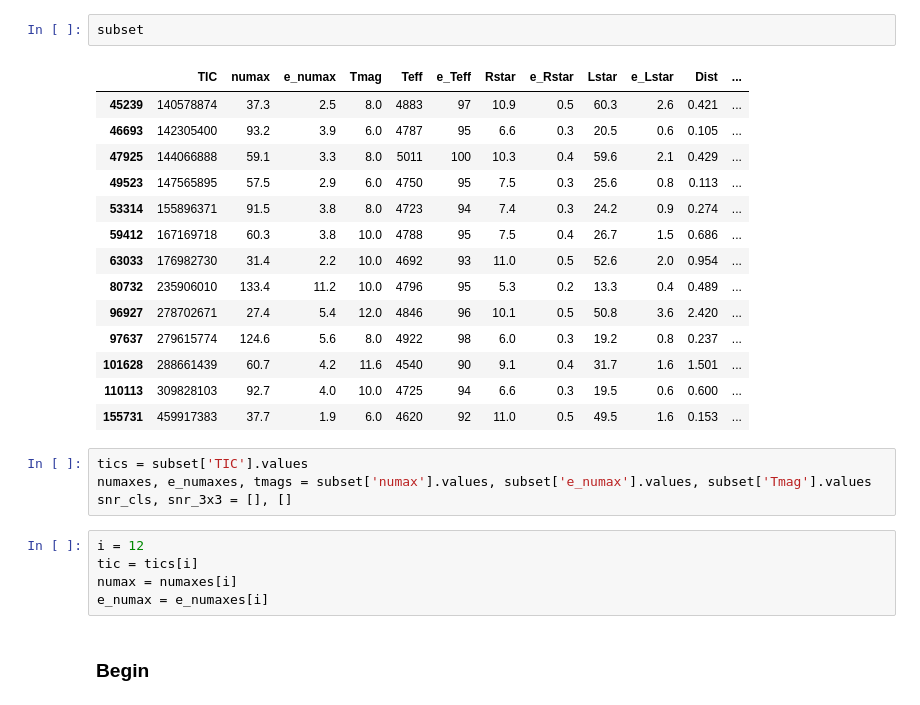
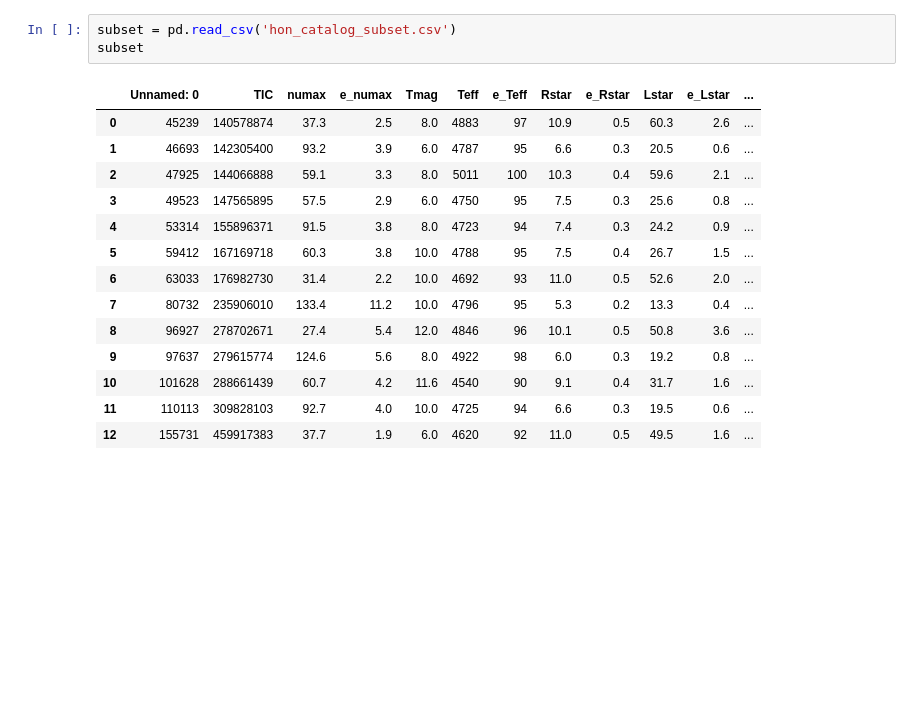
Before and after one commit to noahjdowning/pixel-perfect, a Jupyter notebook: seismic_test.ipynb, the cells around one changed output. Saved outputs shown, nothing was run; the diff lists cells and outputs as text; blank space fills up the shorter version.

```diff
--- a/seismic_test.ipynb
+++ b/seismic_test.ipynb
@@ -35,30 +18,19 @@ subset = mh[mh['TIC'].isin(tics_to_keep)].copy()
-# %%
-subset
-# %% [output]
-|  | TIC | numax | e_numax | Tmag | Teff | e_Teff | Rstar | e_Rstar | Lstar | e_Lstar | Dist | ... |
-| 45239 | 140578874 | 37.3 | 2.5 | 8.0 | 4883 | 97 | 10.9 | 0.5 | 60.3 | 2.6 | 0.421 | ... |
-| 46693 | 142305400 | 93.2 | 3.9 | 6.0 | 4787 | 95 | 6.6 | 0.3 | 20.5 | 0.6 | 0.105 | ... |
-| 47925 | 144066888 | 59.1 | 3.3 | 8.0 | 5011 | 100 | 10.3 | 0.4 | 59.6 | 2.1 | 0.429 | ... |
-| 49523 | 147565895 | 57.5 | 2.9 | 6.0 | 4750 | 95 | 7.5 | 0.3 | 25.6 | 0.8 | 0.113 | ... |
-| 53314 | 155896371 | 91.5 | 3.8 | 8.0 | 4723 | 94 | 7.4 | 0.3 | 24.2 | 0.9 | 0.274 | ... |
-| 59412 | 167169718 | 60.3 | 3.8 | 10.0 | 4788 | 95 | 7.5 | 0.4 | 26.7 | 1.5 | 0.686 | ... |
-| 63033 | 176982730 | 31.4 | 2.2 | 10.0 | 4692 | 93 | 11.0 | 0.5 | 52.6 | 2.0 | 0.954 | ... |
-| 80732 | 235906010 | 133.4 | 11.2 | 10.0 | 4796 | 95 | 5.3 | 0.2 | 13.3 | 0.4 | 0.489 | ... |
-| 96927 | 278702671 | 27.4 | 5.4 | 12.0 | 4846 | 96 | 10.1 | 0.5 | 50.8 | 3.6 | 2.420 | ... |
-| 97637 | 279615774 | 124.6 | 5.6 | 8.0 | 4922 | 98 | 6.0 | 0.3 | 19.2 | 0.8 | 0.237 | ... |
-| 101628 | 288661439 | 60.7 | 4.2 | 11.6 | 4540 | 90 | 9.1 | 0.4 | 31.7 | 1.6 | 1.501 | ... |
-| 110113 | 309828103 | 92.7 | 4.0 | 10.0 | 4725 | 94 | 6.6 | 0.3 | 19.5 | 0.6 | 0.600 | ... |
-| 155731 | 459917383 | 37.7 | 1.9 | 6.0 | 4620 | 92 | 11.0 | 0.5 | 49.5 | 1.6 | 0.153 | ... |
-# %%
-tics = subset['TIC'].values
-numaxes, e_numaxes, tmags = subset['numax'].values, subset['e_numax'].values, subset['Tmag'].values
-snr_cls, snr_3x3 = [], []
-# %%
-i = 12
-tic = tics[i]
-numax = numaxes[i]
-e_numax = e_numaxes[i]
-# %% [markdown]
-###
-### Begin
+# %%
+subset = pd.read_csv('hon_catalog_subset.csv')
+subset
+# %% [output]
+|  | Unnamed: 0 | TIC | numax | e_numax | Tmag | Teff | e_Teff | Rstar | e_Rstar | Lstar | e_Lstar | ... |
+| 0 | 45239 | 140578874 | 37.3 | 2.5 | 8.0 | 4883 | 97 | 10.9 | 0.5 | 60.3 | 2.6 | ... |
+| 1 | 46693 | 142305400 | 93.2 | 3.9 | 6.0 | 4787 | 95 | 6.6 | 0.3 | 20.5 | 0.6 | ... |
+| 2 | 47925 | 144066888 | 59.1 | 3.3 | 8.0 | 5011 | 100 | 10.3 | 0.4 | 59.6 | 2.1 | ... |
+| 3 | 49523 | 147565895 | 57.5 | 2.9 | 6.0 | 4750 | 95 | 7.5 | 0.3 | 25.6 | 0.8 | ... |
+| 4 | 53314 | 155896371 | 91.5 | 3.8 | 8.0 | 4723 | 94 | 7.4 | 0.3 | 24.2 | 0.9 | ... |
+| 5 | 59412 | 167169718 | 60.3 | 3.8 | 10.0 | 4788 | 95 | 7.5 | 0.4 | 26.7 | 1.5 | ... |
+| 6 | 63033 | 176982730 | 31.4 | 2.2 | 10.0 | 4692 | 93 | 11.0 | 0.5 | 52.6 | 2.0 | ... |
+| 7 | 80732 | 235906010 | 133.4 | 11.2 | 10.0 | 4796 | 95 | 5.3 | 0.2 | 13.3 | 0.4 | ... |
+| 8 | 96927 | 278702671 | 27.4 | 5.4 | 12.0 | 4846 | 96 | 10.1 | 0.5 | 50.8 | 3.6 | ... |
+| 9 | 97637 | 279615774 | 124.6 | 5.6 | 8.0 | 4922 | 98 | 6.0 | 0.3 | 19.2 | 0.8 | ... |
+| 10 | 101628 | 288661439 | 60.7 | 4.2 | 11.6 | 4540 | 90 | 9.1 | 0.4 | 31.7 | 1.6 | ... |
+| 11 | 110113 | 309828103 | 92.7 | 4.0 | 10.0 | 4725 | 94 | 6.6 | 0.3 | 19.5 | 0.6 | ... |
+| 12 | 155731 | 459917383 | 37.7 | 1.9 | 6.0 | 4620 | 92 | 11.0 | 0.5 | 49.5 | 1.6 | ... |
 # %%
```
Also changed, not shown: parts of 12 cells of this notebook.
